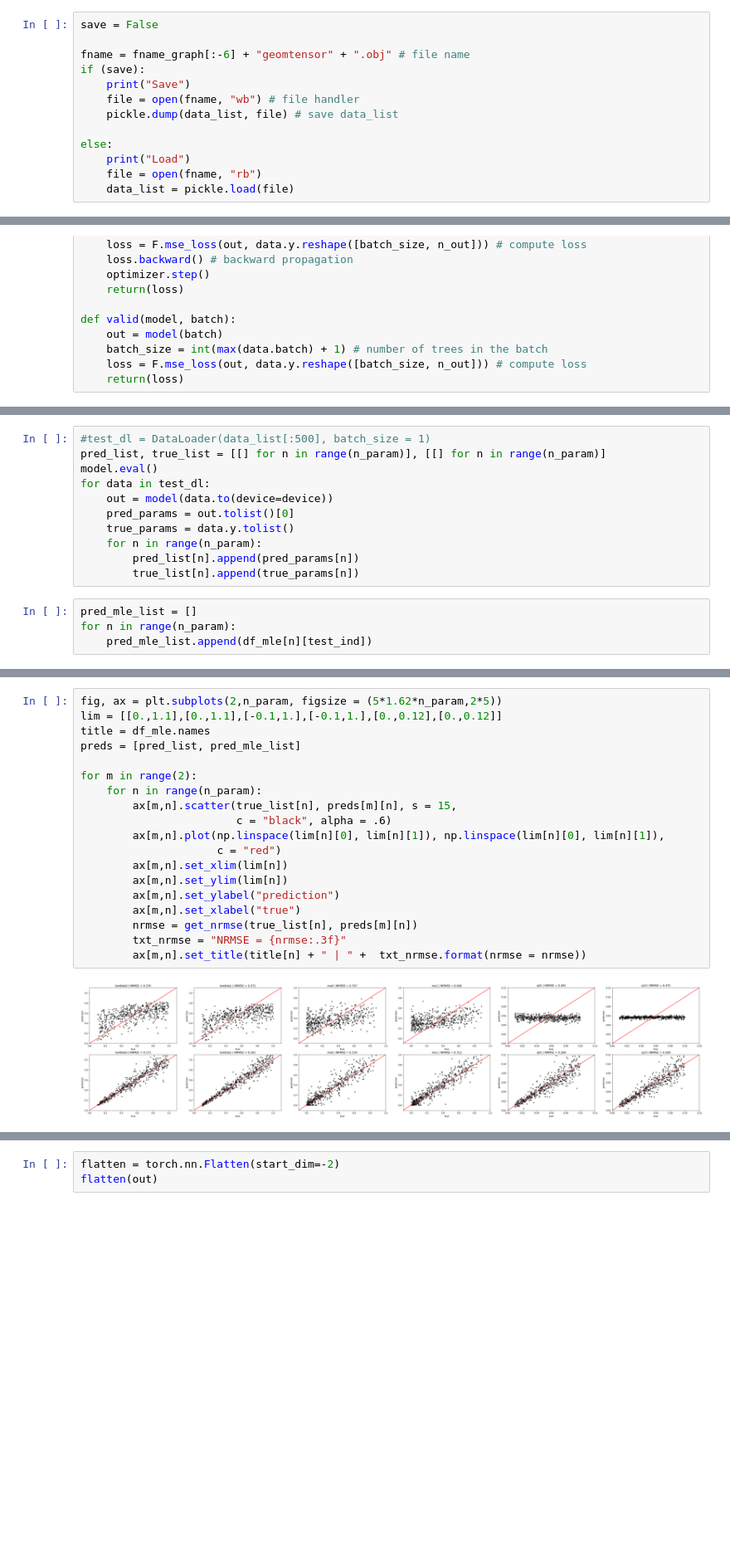
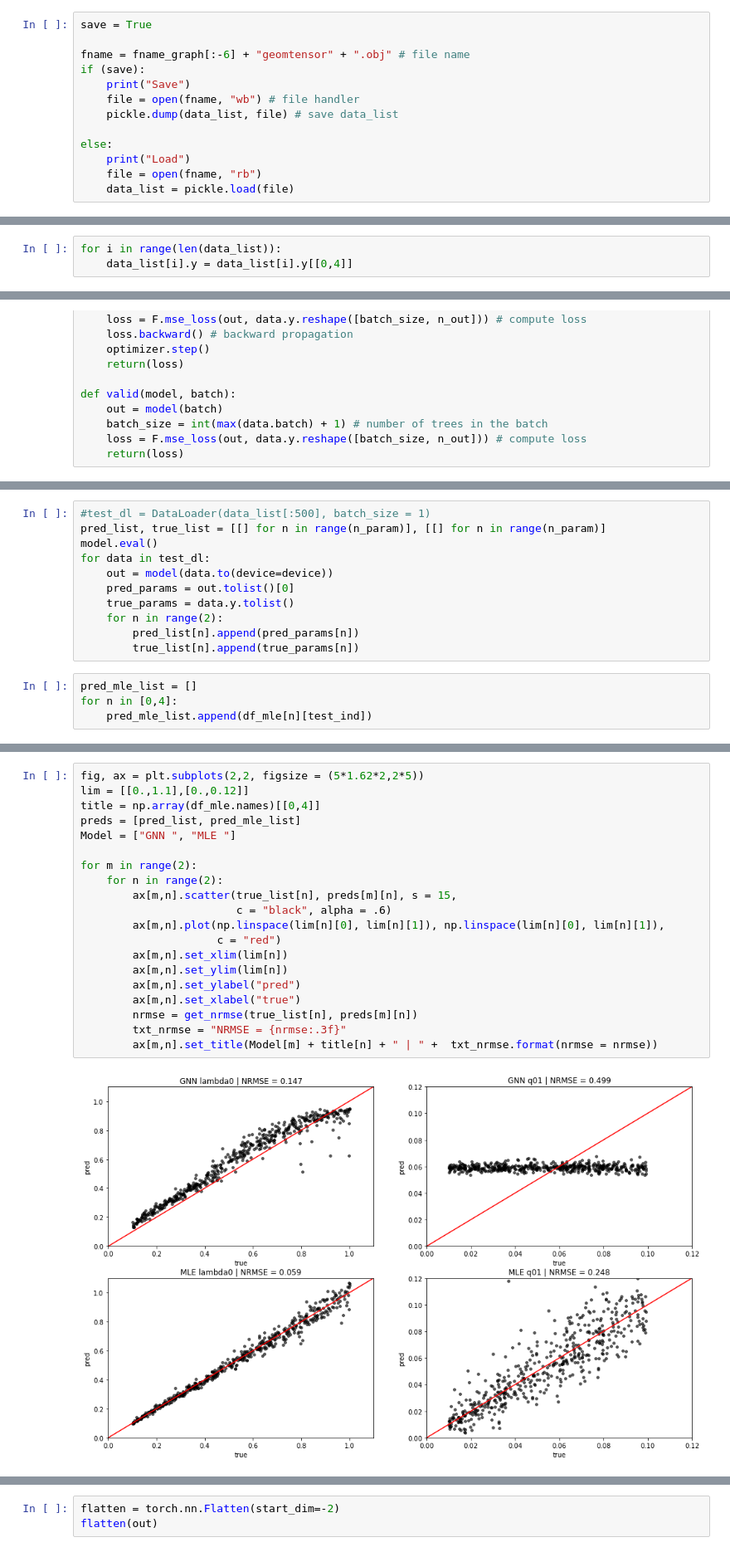
Before and after one commit to ismael-lajaaiti/phylo-inference-ml, a Jupyter notebook: infer-gnn-graph.ipynb, the cells around one changed output, grey strips where cells are left out. Shown at 83% size. Cells and saved outputs as stored; diff of their text form; blank space fills up the shorter version.

```diff
--- a/infer-gnn-graph.ipynb
+++ b/infer-gnn-graph.ipynb
@@ -92,7 +108,7 @@ for n in tqdm(range(n_trees)):
 # %% [markdown]
 Save or load dataset
 # %%
-save = False
+save = True
 
 fname = fname_graph[:-6] + "geomtensor" + ".obj" # file name
 if (save):
@@ -109,3 +125,6 @@ Load
+# %%
+for i in range(len(data_list)):
+    data_list[i].y = data_list[i].y[[0,4]]
 # %% [markdown]
 Split dataset into train, valid and test set.
 # %%
@@ -235,10 +274,10 @@ for data in test_dl:
     out = model(data.to(device=device))
     pred_params = out.tolist()[0]
     true_params = data.y.tolist()
-    for n in range(n_param):
+    for n in range(2):
         pred_list[n].append(pred_params[n])
         true_list[n].append(true_params[n])
 # %%
 pred_mle_list = []
-for n in range(n_param):
+for n in [0,4]:
     pred_mle_list.append(df_mle[n][test_ind])
@@ -245,24 +289,25 @@ for n in range(n_param):
 # %%
-fig, ax = plt.subplots(2,n_param, figsize = (5*1.62*n_param,2*5))
-lim = [[0.,1.1],[0.,1.1],[-0.1,1.],[-0.1,1.],[0.,0.12],[0.,0.12]]
-title = df_mle.names
+fig, ax = plt.subplots(2,2, figsize = (5*1.62*2,2*5))
+lim = [[0.,1.1],[0.,0.12]]
+title = np.array(df_mle.names)[[0,4]]
 preds = [pred_list, pred_mle_list]
+Model = ["GNN ", "MLE "]
 
 for m in range(2):
-    for n in range(n_param):
+    for n in range(2):
         ax[m,n].scatter(true_list[n], preds[m][n], s = 15,
                         c = "black", alpha = .6)
         ax[m,n].plot(np.linspace(lim[n][0], lim[n][1]), np.linspace(lim[n][0], lim[n][1]),
                      c = "red")
         ax[m,n].set_xlim(lim[n])
         ax[m,n].set_ylim(lim[n])
-        ax[m,n].set_ylabel("prediction")
+        ax[m,n].set_ylabel("pred")
         ax[m,n].set_xlabel("true")
         nrmse = get_nrmse(true_list[n], preds[m][n])
         txt_nrmse = "NRMSE = {nrmse:.3f}"
-        ax[m,n].set_title(title[n] + " | " +  txt_nrmse.format(nrmse = nrmse))
+        ax[m,n].set_title(Model[m] + title[n] + " | " +  txt_nrmse.format(nrmse = nrmse))
 # %% [output]
-[figure, old version]
+[figure, new version]
 # %%
 def get_nrmse(true, pred):
 
```
Also changed, not shown: parts of 8 cells of this notebook, 30 other files.
